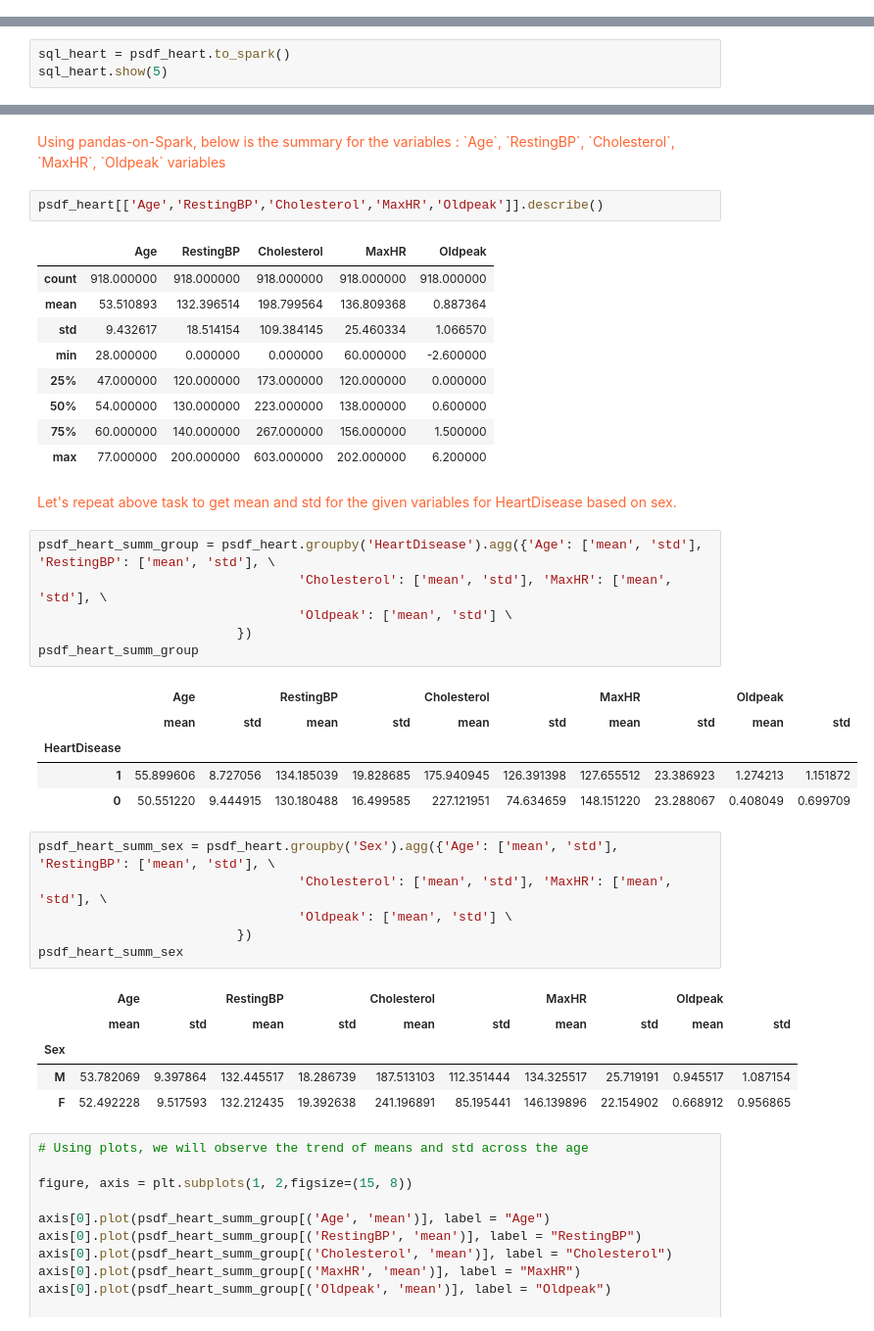
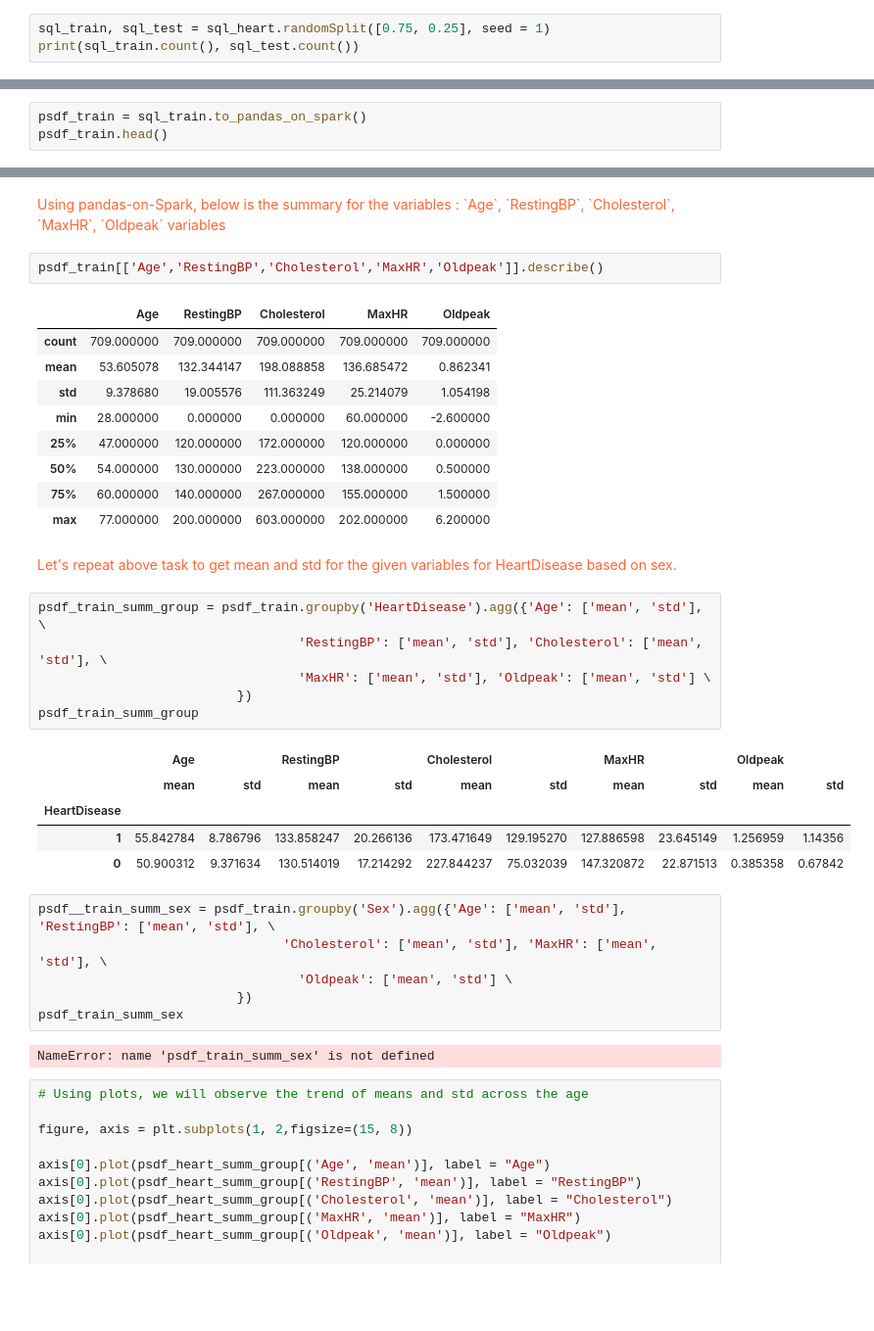
Before and after one commit to akoncsugit/HeartFailure, a Jupyter notebook: FinalProject.ipynb, the cells around one changed output, grey strips where cells are left out. Shown: that part at 98% size. Drawn from its saved outputs; the diff is of its cells as text; blank space fills up the shorter version.

```diff
--- a/FinalProject.ipynb
+++ b/FinalProject.ipynb
@@ -93,0 +103,3 @@ dtypes: category(6), float64(1), int32(5)
+# %%
+sql_train, sql_test = sql_heart.randomSplit([0.75, 0.25], seed = 1)
+print(sql_train.count(), sql_test.count())
@@ -104,4 +118,4 @@ pd_heart.head()
 # %%
-sql_heart = psdf_heart.to_spark()
-sql_heart.show(5)
+psdf_train = sql_train.to_pandas_on_spark()
+psdf_train.head()
 # %% [output]
@@ -141,43 +134,39 @@ dtype: int64
 # %% [markdown]
 <p  style="color:#ff6633;"> Using pandas-on-Spark, below is the summary for the variables : `Age`, `RestingBP`, `Cholesterol`, `MaxHR`, `Oldpeak` variables </p>
 # %%
-psdf_heart[['Age','RestingBP','Cholesterol','MaxHR','Oldpeak']].describe()
+psdf_train[['Age','RestingBP','Cholesterol','MaxHR','Oldpeak']].describe()
 # %% [output]
 |  | Age | RestingBP | Cholesterol | MaxHR | Oldpeak |
-| count | 918.000000 | 918.000000 | 918.000000 | 918.000000 | 918.000000 |
-| mean | 53.510893 | 132.396514 | 198.799564 | 136.809368 | 0.887364 |
-| std | 9.432617 | 18.514154 | 109.384145 | 25.460334 | 1.066570 |
+| count | 709.000000 | 709.000000 | 709.000000 | 709.000000 | 709.000000 |
+| mean | 53.605078 | 132.344147 | 198.088858 | 136.685472 | 0.862341 |
+| std | 9.378680 | 19.005576 | 111.363249 | 25.214079 | 1.054198 |
 | min | 28.000000 | 0.000000 | 0.000000 | 60.000000 | -2.600000 |
-| 25% | 47.000000 | 120.000000 | 173.000000 | 120.000000 | 0.000000 |
-| 50% | 54.000000 | 130.000000 | 223.000000 | 138.000000 | 0.600000 |
-| 75% | 60.000000 | 140.000000 | 267.000000 | 156.000000 | 1.500000 |
+| 25% | 47.000000 | 120.000000 | 172.000000 | 120.000000 | 0.000000 |
+| 50% | 54.000000 | 130.000000 | 223.000000 | 138.000000 | 0.500000 |
+| 75% | 60.000000 | 140.000000 | 267.000000 | 155.000000 | 1.500000 |
 | max | 77.000000 | 200.000000 | 603.000000 | 202.000000 | 6.200000 |
 # %% [markdown]
 <p  style="color:#ff6633;"> Let's repeat above task to get mean and std for the given variables for HeartDisease based on sex. </p>
 # %%
-psdf_heart_summ_group = psdf_heart.groupby('HeartDisease').agg({'Age': ['mean', 'std'], 'RestingBP': ['mean', 'std'], \
-                                  'Cholesterol': ['mean', 'std'], 'MaxHR': ['mean', 'std'], \
-                                  'Oldpeak': ['mean', 'std'] \
+psdf_train_summ_group = psdf_train.groupby('HeartDisease').agg({'Age': ['mean', 'std'], \
+                                  'RestingBP': ['mean', 'std'], 'Cholesterol': ['mean', 'std'], \
+                                  'MaxHR': ['mean', 'std'], 'Oldpeak': ['mean', 'std'] \
                           })
-psdf_heart_summ_group
+psdf_train_summ_group
 # %% [output]
 |  | Age |  | RestingBP |  | Cholesterol |  | MaxHR |  | Oldpeak |  |
 |  | mean | std | mean | std | mean | std | mean | std | mean | std |
 | HeartDisease |  |  |  |  |  |  |  |  |  |  |
-| 1 | 55.899606 | 8.727056 | 134.185039 | 19.828685 | 175.940945 | 126.391398 | 127.655512 | 23.386923 | 1.274213 | 1.151872 |
-| 0 | 50.551220 | 9.444915 | 130.180488 | 16.499585 | 227.121951 | 74.634659 | 148.151220 | 23.288067 | 0.408049 | 0.699709 |
+| 1 | 55.842784 | 8.786796 | 133.858247 | 20.266136 | 173.471649 | 129.195270 | 127.886598 | 23.645149 | 1.256959 | 1.14356 |
+| 0 | 50.900312 | 9.371634 | 130.514019 | 17.214292 | 227.844237 | 75.032039 | 147.320872 | 22.871513 | 0.385358 | 0.67842 |
 # %%
-psdf_heart_summ_sex = psdf_heart.groupby('Sex').agg({'Age': ['mean', 'std'], 'RestingBP': ['mean', 'std'], \
-                                  'Cholesterol': ['mean', 'std'], 'MaxHR': ['mean', 'std'], \
+psdf__train_summ_sex = psdf_train.groupby('Sex').agg({'Age': ['mean', 'std'], 'RestingBP': ['mean', 'std'], \
+                                'Cholesterol': ['mean', 'std'], 'MaxHR': ['mean', 'std'], \
                                   'Oldpeak': ['mean', 'std'] \
                           })
-psdf_heart_summ_sex
+psdf_train_summ_sex
 # %% [output]
-|  | Age |  | RestingBP |  | Cholesterol |  | MaxHR |  | Oldpeak |  |
-|  | mean | std | mean | std | mean | std | mean | std | mean | std |
-| Sex |  |  |  |  |  |  |  |  |  |  |
-| M | 53.782069 | 9.397864 | 132.445517 | 18.286739 | 187.513103 | 112.351444 | 134.325517 | 25.719191 | 0.945517 | 1.087154 |
-| F | 52.492228 | 9.517593 | 132.212435 | 19.392638 | 241.196891 | 85.195441 | 146.139896 | 22.154902 | 0.668912 | 0.956865 |
+NameError: name 'psdf_train_summ_sex' is not defined
 # %%
 # Using plots, we will observe the trend of means and std across the age
 
```
Also changed, not shown: parts of 13 cells of this notebook.
